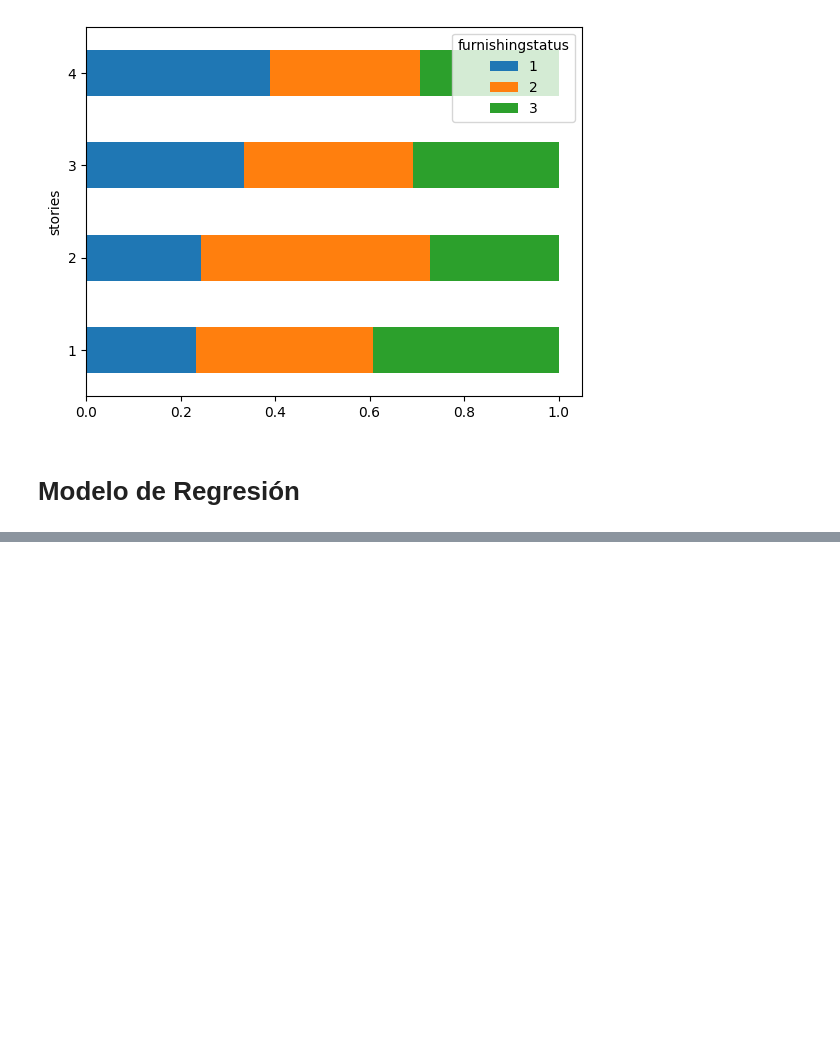
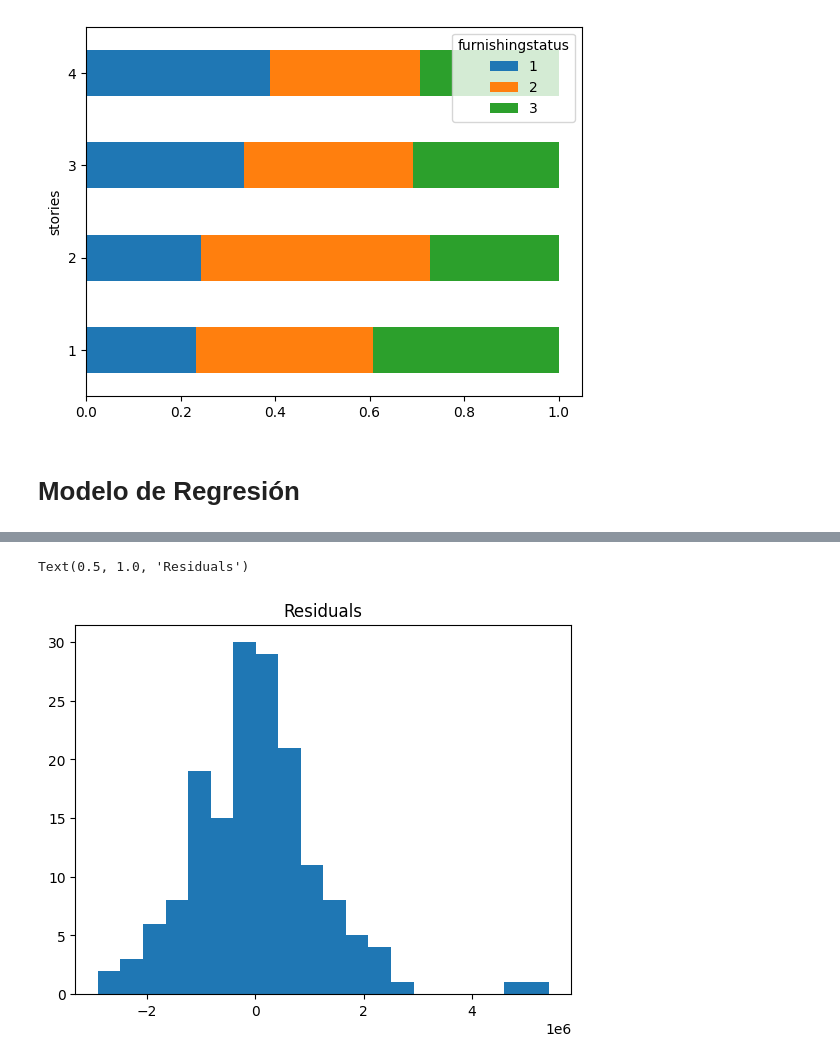
Before and after one commit to c-delvalle-r/ebac, a Jupyter notebook: Python/Modulo27/Modulo27_IntroRegresion.ipynb, the cells around one changed output, grey strips where cells are left out. Saved outputs shown, nothing was run; the diff lists cells and outputs as text; code cells hidden in the pictures; blank space fills up the shorter version.

```diff
--- a/Python/Modulo27/Modulo27_IntroRegresion.ipynb
+++ b/Python/Modulo27/Modulo27_IntroRegresion.ipynb
@@ -246,0 +396,8 @@ from sklearn.model_selection import train_test_split
+# %%
+# Generación de residuales
+# Que según las premisas, debería tener la forma de una distribución normal
+plt.hist(y_test - predictions, bins=20)
+plt.title('Residuals')
+# %% [output]
+Text(0.5, 1.0, 'Residuals')
+[figure, added]
```
Also changed, not shown: parts of 18 cells of this notebook.
